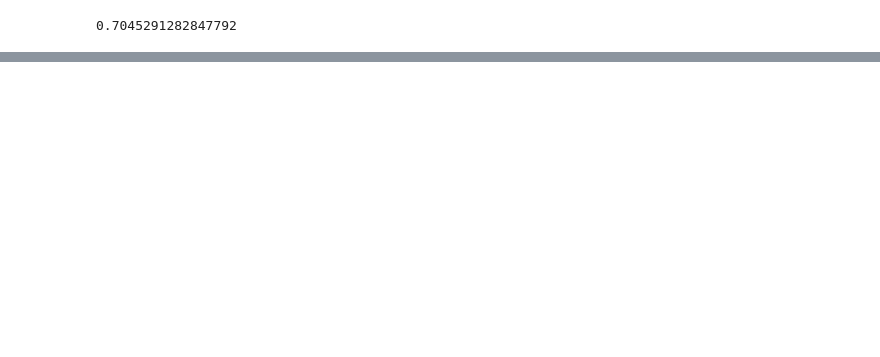
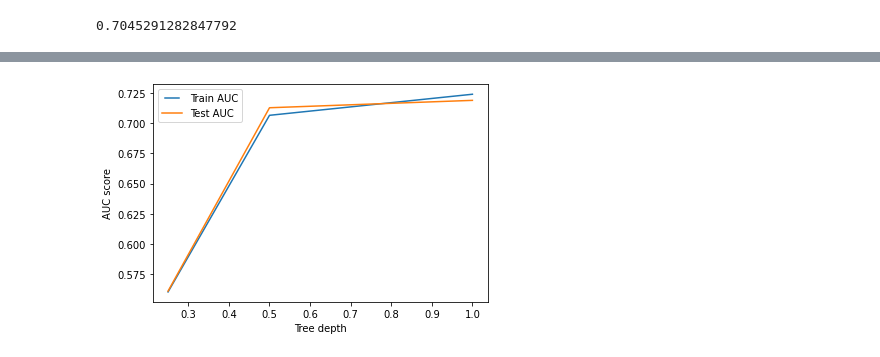
Before and after one commit to SarkarPriyanshu/Machine-Learning-Models, a Jupyter notebook: Zomato.ipynb, the cells around one changed output, grey strips where cells are left out. Drawn from its saved outputs; the diff is of its cells as text; code cells hidden in the pictures; blank space fills up the shorter version.

```diff
--- a/Zomato.ipynb
+++ b/Zomato.ipynb
@@ -1178,15 +1178,15 @@ r2_score(y_test.fillna(y_test.median()),train_pred_dtr)
 # %%
 from sklearn.ensemble import RandomForestRegressor
 # %%
-def getParam(paramerter,estimator):
+def getParam(paramerter):
   train_results = []
   test_results = []
   for param in paramerter:
-    dt = estimator(min_samples_leaf=param)
-    dt.fit(X_train,y_train.fillna(y_train.median()))
-    train_pred = dt.predict(X_train)
+    dt = BaggingRegressor(dtr,max_features=param)
+    dt.fit(X_train[selected_feats],y_train.fillna(y_train.median()))
+    train_pred = dt.predict(X_train[selected_feats])
     train_results.append(r2_score(y_train.fillna(y_train.median()), train_pred))
-    y_pred = dt.predict(X_test)
+    y_pred = dt.predict(X_test[selected_feats])
     test_results.append(r2_score(y_test.fillna(y_test.median()), y_pred))
   from matplotlib.legend_handler import HandlerLine2D
   line1, = plt.plot(paramerter, train_results, label='Train AUC')
@@ -1256,0 +1271,4 @@ r2_score(y_test.fillna(y_test.median()),pred_rfr)
+# %%
+getParam(max_features)
+# %% [output]
+[figure, added]
```
Also changed, not shown: parts of 24 cells of this notebook.
